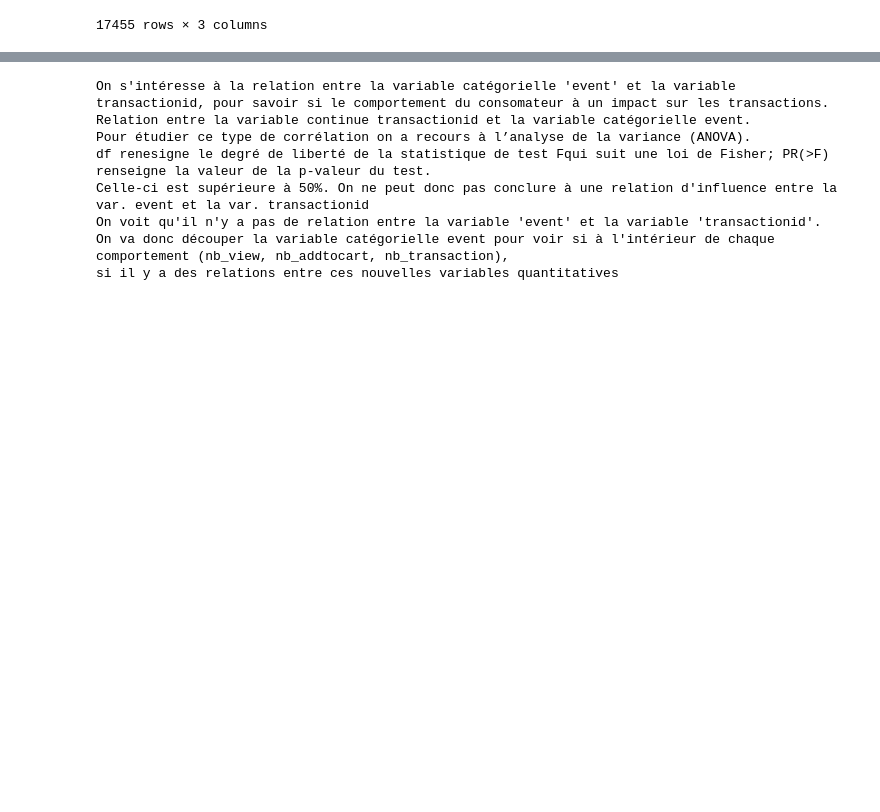
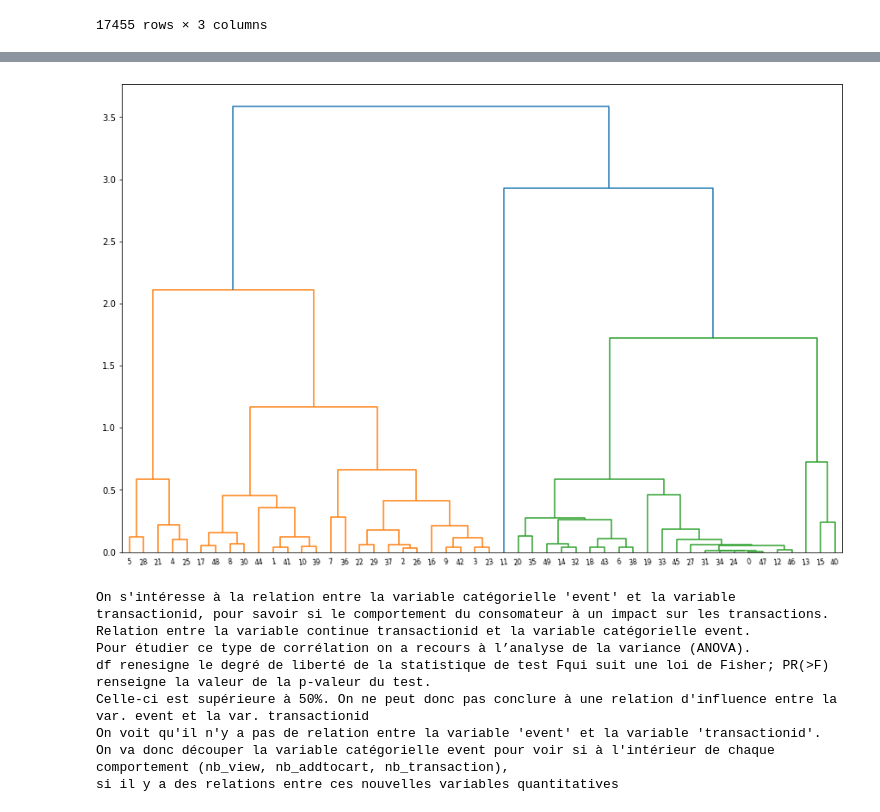
Before and after one commit to soopajot/eCommerce_Customer_Behavior, a Jupyter notebook: suivi_utilisateurs.ipynb, the cells around one changed output, grey strips where cells are left out. Cells and saved outputs as stored; diff of their text form; code cells hidden in the pictures; blank space fills up the shorter version.

Commit message:
ajout clustering

```diff
--- a/suivi_utilisateurs.ipynb
+++ b/suivi_utilisateurs.ipynb
@@ -195,14 +203,0 @@ stats
-# %%
-# Soo : CLUSTERING - une fois ajoutée colonne nb_items dans stats
-from sklearn.cluster import AgglomerativeClustering
-from sklearn.metrics import silhouette_score
-
-range_n_clusters = [2, 3, 4, 5, 6, 7, 8, 9, 10, 11, 12, 13, 14]
-s_scores = []
-
-for i in range_n_clusters:
-    cluster = AgglomerativeClustering(n_clusters = i)
-    cluster.fit(stats)
-    s_scores.append(silhouette_score(stats, cluster.labels_, metric='sqeuclidean'))
-
-s_scores
@@ -249,3 +204,27 @@ print(transactions)
+# %%
+from sklearn.preprocessing import MinMaxScaler
+minmax = MinMaxScaler()
+data_norm = pd.DataFrame(minmax.fit_transform(stats))
+
+from sklearn.cluster import KMeans
+
+km = KMeans(n_clusters =50,random_state=500)
+km.fit(data_norm)
+
+# Centroids and labels
+centroids = km.cluster_centers_
+labels = km.labels_
+
+from sklearn.cluster import AgglomerativeClustering
+from sklearn.cluster import KMeans
+from scipy.cluster.hierarchy import dendrogram, linkage
+
+plt.figure(figsize=(15, 10))
+Z = linkage(centroids, method = 'ward', metric = 'euclidean')
+dendrogram(Z, leaf_rotation = 7)
+plt.show()
+# %% [output]
+[figure, added]
 # %%
 import statsmodels.api
 
```
Also changed, not shown: parts of 3 cells of this notebook.
